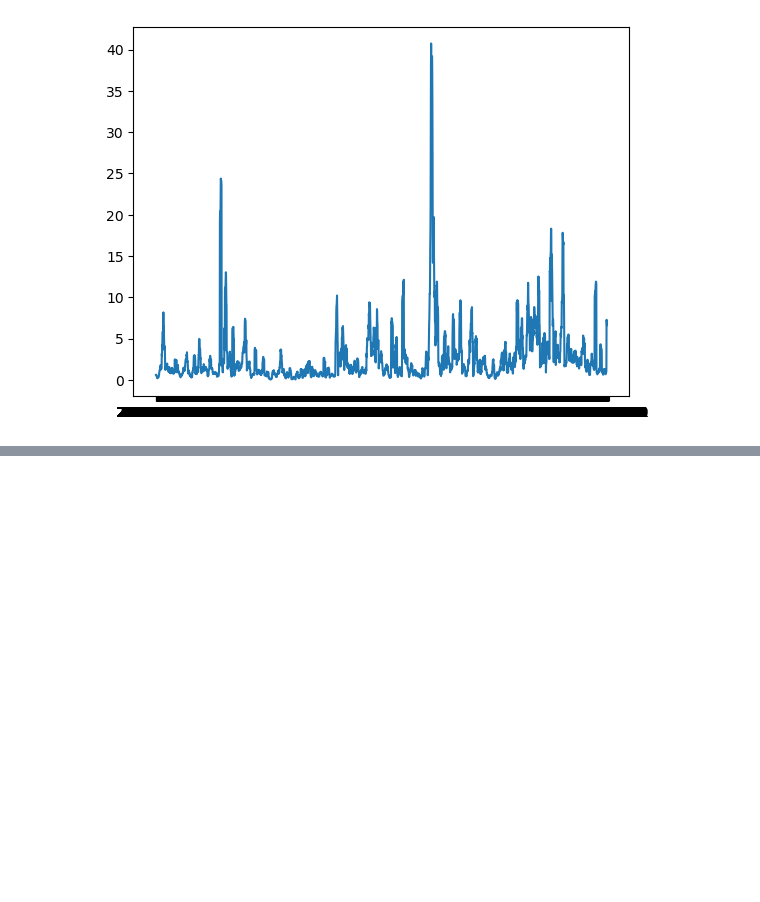
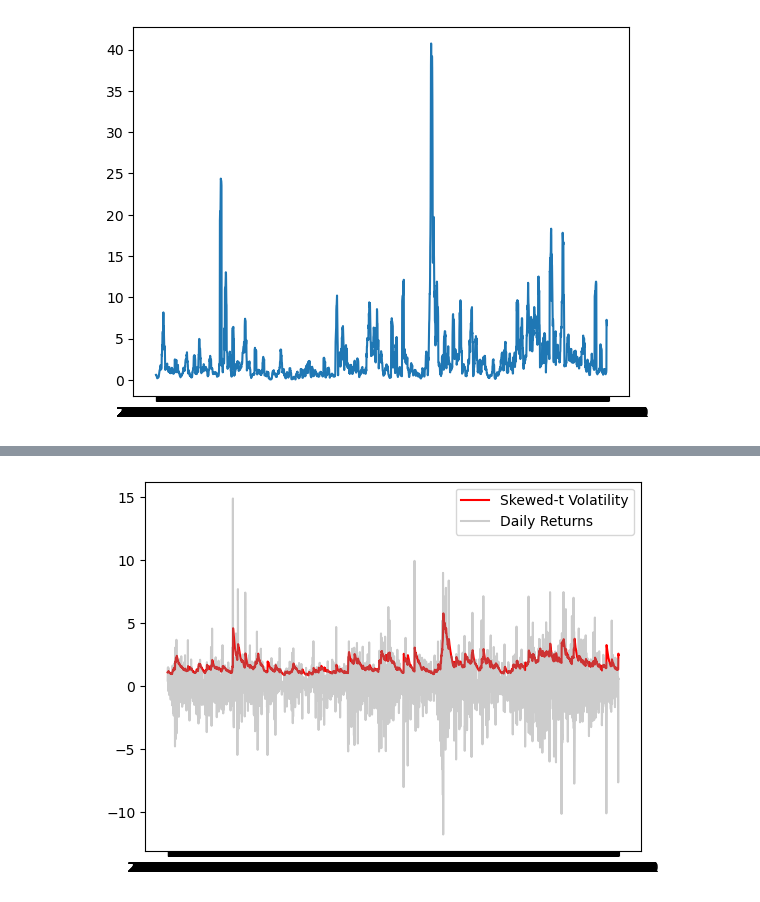
Before and after one commit to kracunovic92/VolatilityPredictionMatf, a Jupyter notebook: random_walk.ipynb, the cells around one changed output, grey strips where cells are left out. Cells and saved outputs as stored; diff of their text form; code cells hidden in the pictures; blank space fills up the shorter version.

```diff
--- a/random_walk.ipynb
+++ b/random_walk.ipynb
@@ -57,0 +147,18 @@ plt.plot(data['Rv_10'])
+# %%
+# Specify GARCH model assumptions with Student's t-distribution
+skewt_gm = arch_model(data['Returns[%]'], p = 1, q = 1, mean = 'constant', vol = 'GARCH', dist = 'skewt')
+
+# Fit the model
+skewt_result = skewt_gm.fit(disp = 'off')
+
+# Get model estimated volatility
+skewt_vol = skewt_result.conditional_volatility
+# %%
+# Plot model fitting results
+plt.plot(skewt_vol, color = 'red', label = 'Skewed-t Volatility')
+plt.plot(data['Returns[%]'], color = 'grey',
+         label = 'Daily Returns', alpha = 0.4)
+plt.legend(loc = 'upper right')
+plt.show()
+# %% [output]
+[figure, added]
```
Also changed, not shown: parts of 8 cells of this notebook.
